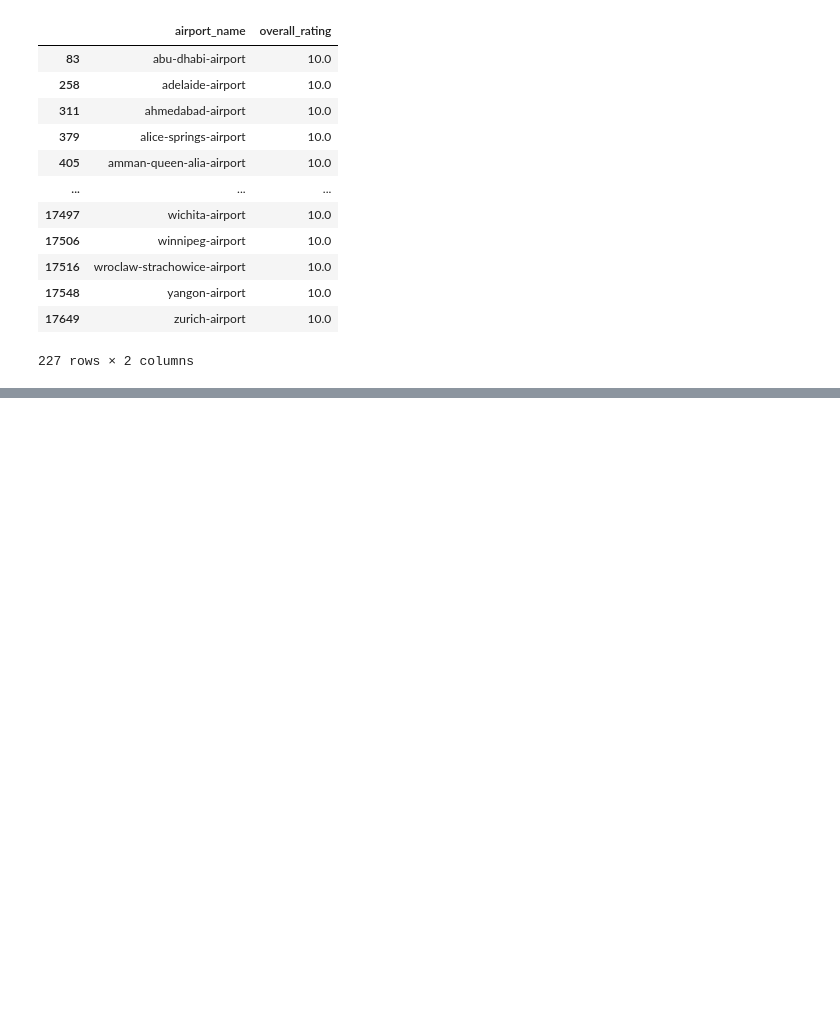
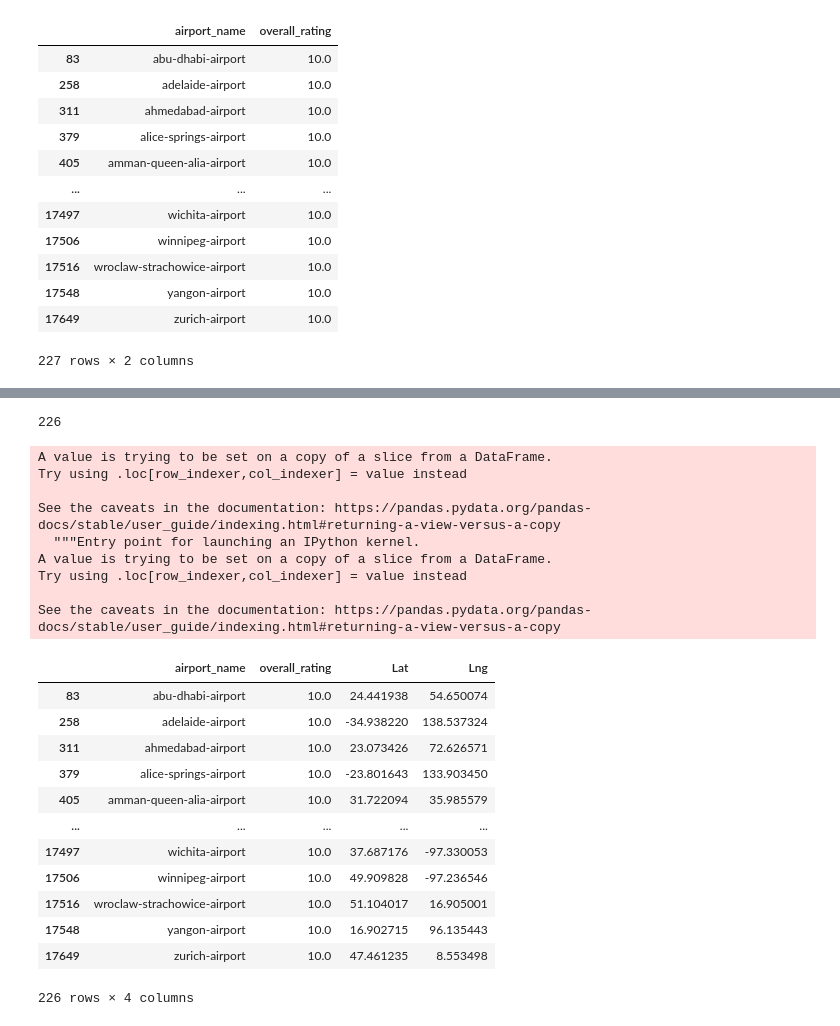
Before and after one commit to TommyHvidhyld/Comparing_Airports, a Jupyter notebook: airport.ipynb, the cells around one changed output, grey strips where cells are left out. Drawn from its saved outputs; the diff is of its cells as text; code cells hidden in the pictures; blank space fills up the shorter version.

```diff
--- a/airport.ipynb
+++ b/airport.ipynb
@@ -3,5 +5,5 @@ import pandas as pd
 # %%
-csv_path = "resource/airport (1).csv"
+csv_path = "Resources/airport.csv"
 # %%
 airport = pd.read_csv(csv_path, encoding="utf-8")
 airport.head()
@@ -51,7 +53,7 @@ airport_rating
 787 rows × 2 columns
 # %%
 
-airport_rating=airport_rating.drop_duplicates(subset=airport_rating[["airport_name","overall_rating"]])
+airport_rating = airport_rating.drop_duplicates(subset=None, inplace=False)
 # %%
 airport_rating
 # %% [output]
@@ -68,3 +70,5 @@ airport_rating
 | 17548 | yangon-airport | 10.0 |
 | 17649 | zurich-airport | 10.0 |
 227 rows × 2 columns
+# %%
+cities = airport_rating['airport_name'].tolist()
@@ -70,0 +95,16 @@ airport_rating
+# %%
+lat = []
+lng =[]
+
+base_url = "https://maps.googleapis.com/maps/api/geocode/json"
+
+for city in cities:
+    try:
+        params = {"address": city, "key": "AIzaSyCnAMJCzZKtCorueM4zY2AIwQVNYkJ95XM"}
+        response = requests.get(base_url, params=params).json()
+        lat.append(response["results"][0]["geometry"]["location"]["lat"])
+        lng.append(response["results"][0]["geometry"]["location"]["lng"])
+    except:
+        print('failed')
+        print(f'at {city}')
+        airport_rating_clean = airport_rating.loc[airport_rating['airport_name'] != city]
@@ -70,0 +126,31 @@ airport_rating
+# %%
+len(lat)
+# %% [output]
+226
+# %%
+airport_rating_clean['Lat'] = lat
+airport_rating_clean['Lng'] = lng
+airport_rating_clean
+# %% [output]
+A value is trying to be set on a copy of a slice from a DataFrame.
+Try using .loc[row_indexer,col_indexer] = value instead
+
+See the caveats in the documentation: https://pandas.pydata.org/pandas-docs/stable/user_guide/indexing.html#returning-a-view-versus-a-copy
+  """Entry point for launching an IPython kernel.
+A value is trying to be set on a copy of a slice from a DataFrame.
+Try using .loc[row_indexer,col_indexer] = value instead
+
+See the caveats in the documentation: https://pandas.pydata.org/pandas-docs/stable/user_guide/indexing.html#returning-a-view-versus-a-copy
+|  | airport_name | overall_rating | Lat | Lng |
+| 83 | abu-dhabi-airport | 10.0 | 24.441938 | 54.650074 |
+| 258 | adelaide-airport | 10.0 | -34.938220 | 138.537324 |
+| 311 | ahmedabad-airport | 10.0 | 23.073426 | 72.626571 |
+| 379 | alice-springs-airport | 10.0 | -23.801643 | 133.903450 |
+| 405 | amman-queen-alia-airport | 10.0 | 31.722094 | 35.985579 |
+| ... | ... | ... | ... | ... |
+| 17497 | wichita-airport | 10.0 | 37.687176 | -97.330053 |
+| 17506 | winnipeg-airport | 10.0 | 49.909828 | -97.236546 |
+| 17516 | wroclaw-strachowice-airport | 10.0 | 51.104017 | 16.905001 |
+| 17548 | yangon-airport | 10.0 | 16.902715 | 96.135443 |
+| 17649 | zurich-airport | 10.0 | 47.461235 | 8.553498 |
+226 rows × 4 columns
```
Also changed, not shown: parts of 16 cells of this notebook.
